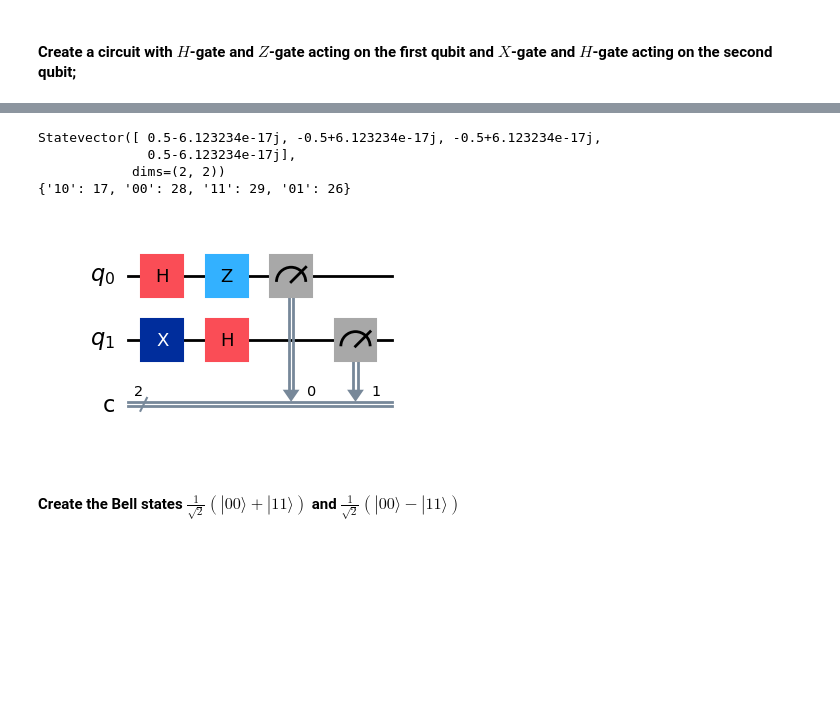
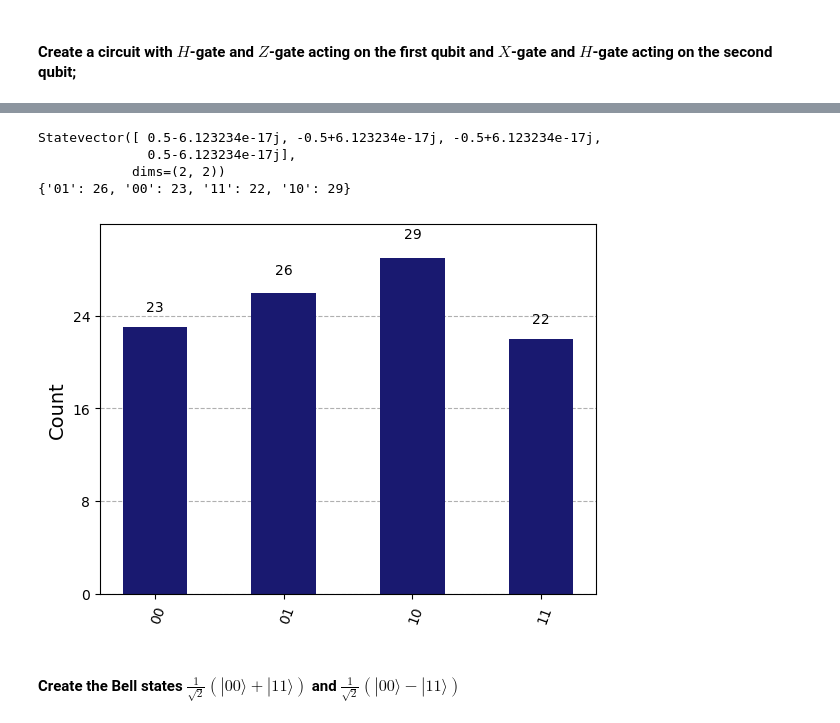
Before and after one commit to elijahkin/amsc698k, a Jupyter notebook: hw2/hw2.ipynb, the cells around one changed output, grey strips where cells are left out. Saved outputs shown, nothing was run; the diff lists cells and outputs as text; code cells hidden in the pictures; blank space fills up the shorter version.

```diff
--- a/hw2/hw2.ipynb
+++ b/hw2/hw2.ipynb
@@ -62,3 +58,20 @@ backend_v = Aer.get_backend('statevector_simulator')
+# %%
+# Create function to extract staebector, create frequency plot fro sampling circuits
+def get_statevector_and_measure(circuit):
+
+    backend_v = Aer.get_backend('statevector_simulator') # set backend to statevector simulator
+
+    statevector = backend_v.run(circuit).result().get_statevector() # get statevector
+
+    # Measure qubits
+    circuit.measure([0,1],[0,1]) # arguments: list of qubits to measure, list of bits that contain the results
+
+    ## run circuit using the AER simulator and print results (counts) and their probabilities
+    Nshots = 100
+    ## set attribute "memory=True" to access the result for each individual shot
+    job = backend_v.run(circuit, shots=Nshots, memory=True).result()
+
+    return statevector, job.get_counts()
 # %% [markdown]
 #### Create a circuit with $H$-gate and $Z$-gate acting on the first qubit and $X$-gate and $H$-gate acting on the second qubit;
 # %%
@@ -67,4 +80,8 @@ qc.h(0)  # hadamard on qubit 0
 qc.z(0)  # z gate on qubit 0
 qc.x(1)  # hadamard on qubit 1
 qc.h(1)  # z gate on qubit 0
+
+statevector, measurement = get_statevector_and_measure(qc)
+# display the circuit
+qc.draw(output='mpl')
 # %% [output]
@@ -72,24 +89,13 @@ qc.h(1)  # z gate on qubit 0
-# %%
-# Get state vector
-psi = backend_v.run(qc).result().get_statevector() # ?? TODO
-print(psi)
-
-qc.measure([0,1],[0,1]) # arguments: list of qubits to measure, list of bits that contain the results
-
-## run circuit using the AER simulator and print results (counts) and their probabilities
-Nshots = 100
-## set attribute "memory=True" to access the result for each individual shot
-job = backend_v.run(qc, shots=Nshots, memory=True).result()
-print(job.get_counts())
-
-# display the circuit
-qc.draw(output='mpl')
-# %% [output]
-Statevector([ 0.5-6.123234e-17j, -0.5+6.123234e-17j, -0.5+6.123234e-17j,
-              0.5-6.123234e-17j],
-            dims=(2, 2))
-{'10': 17, '00': 28, '11': 29, '01': 26}
-[figure, removed]
+# %%
+print(statevector)
+print(measurement)
+plot_histogram(measurement, color='midnightblue', title="")
+# %% [output]
+Statevector([ 0.5-6.123234e-17j, -0.5+6.123234e-17j, -0.5+6.123234e-17j,
+              0.5-6.123234e-17j],
+            dims=(2, 2))
+{'01': 26, '00': 23, '11': 22, '10': 29}
+[figure, added]
 # %% [markdown]
 #### Create the Bell states $\frac{1}{\sqrt{2}}(|00\rangle + |11\rangle)$ and $\frac{1}{\sqrt{2}}(|00\rangle - |11\rangle)$
 # %% [markdown]
```
Also changed, not shown: parts of 16 cells of this notebook.
